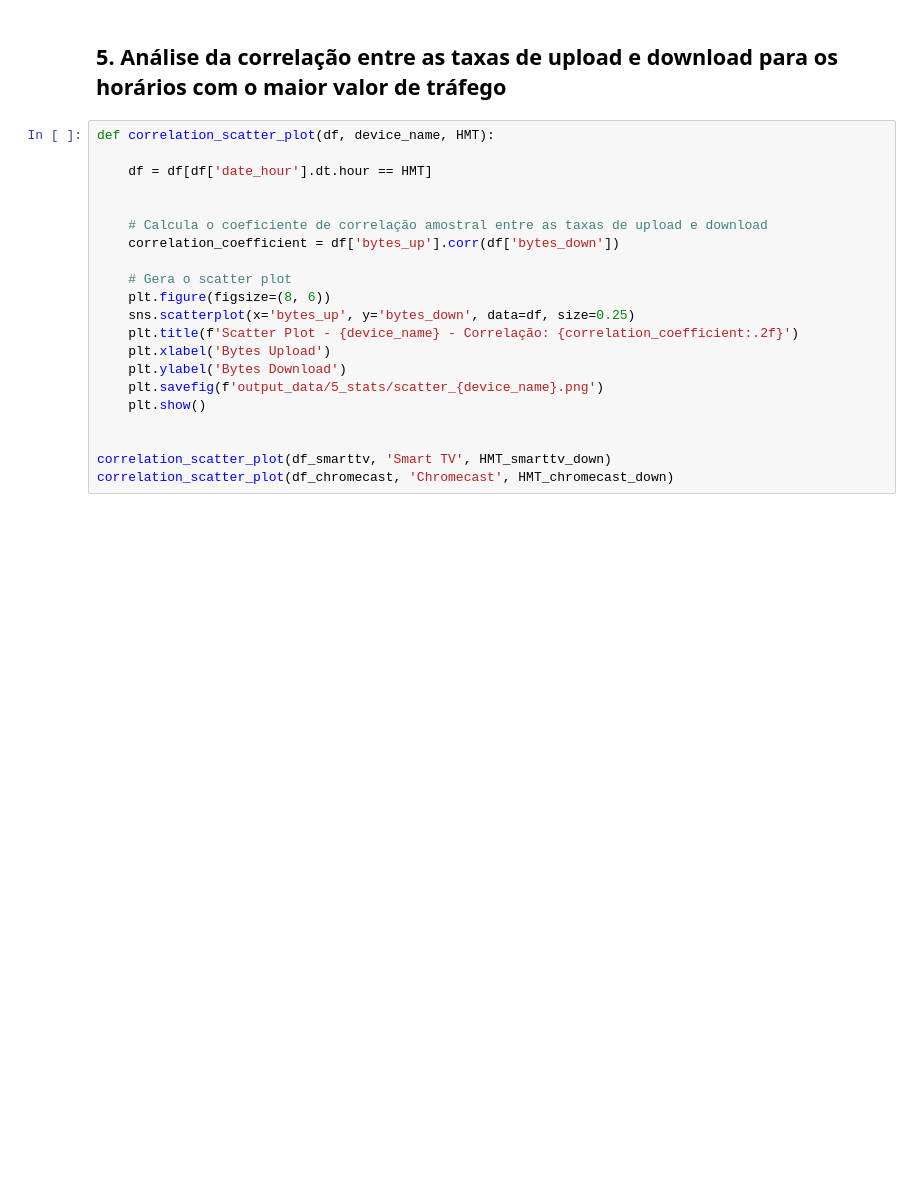
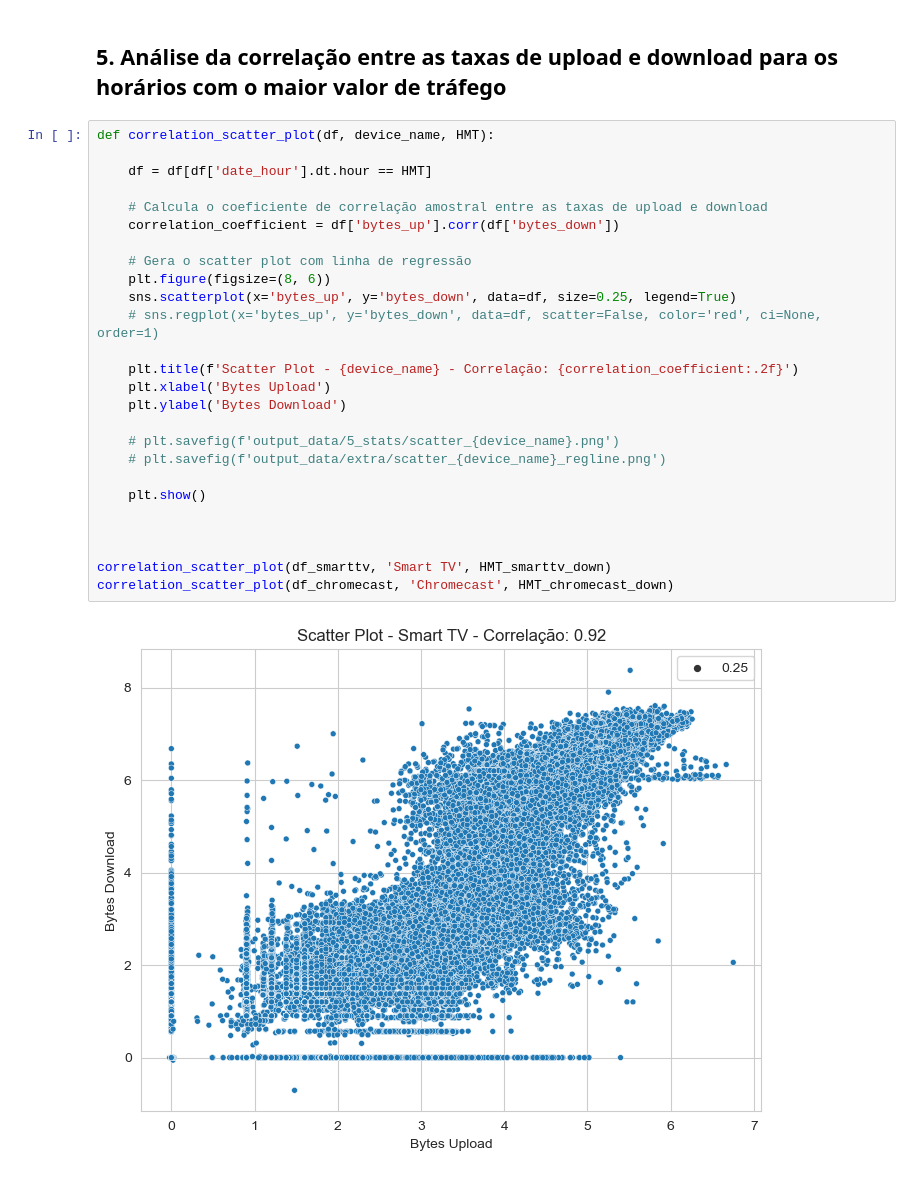
Before and after one commit to carol-santiago/Estat-stica-Projeto-Final, a Jupyter notebook: main.ipynb, the cells around one changed output. Drawn from its saved outputs; the diff is of its cells as text; blank space fills up the shorter version.

```diff
--- a/main.ipynb
+++ b/main.ipynb
@@ -308,21 +327,28 @@ qqplot(df_chromecast, df_smarttv, 'bytes_down', HMT_chromecast_down, HMT_smarttv
 # %%
 def correlation_scatter_plot(df, device_name, HMT):
 
     df = df[df['date_hour'].dt.hour == HMT]
 
-
     # Calcula o coeficiente de correlação amostral entre as taxas de upload e download
     correlation_coefficient = df['bytes_up'].corr(df['bytes_down'])
 
-    # Gera o scatter plot
+    # Gera o scatter plot com linha de regressão
     plt.figure(figsize=(8, 6))
-    sns.scatterplot(x='bytes_up', y='bytes_down', data=df, size=0.25)
+    sns.scatterplot(x='bytes_up', y='bytes_down', data=df, size=0.25, legend=True)
+    # sns.regplot(x='bytes_up', y='bytes_down', data=df, scatter=False, color='red', ci=None, order=1)
+
     plt.title(f'Scatter Plot - {device_name} - Correlação: {correlation_coefficient:.2f}')
     plt.xlabel('Bytes Upload')
     plt.ylabel('Bytes Download')
-    plt.savefig(f'output_data/5_stats/scatter_{device_name}.png')
+
+    # plt.savefig(f'output_data/5_stats/scatter_{device_name}.png')
+    # plt.savefig(f'output_data/extra/scatter_{device_name}_regline.png')
+
     plt.show()
+
 
 
 correlation_scatter_plot(df_smarttv, 'Smart TV', HMT_smarttv_down)
 correlation_scatter_plot(df_chromecast, 'Chromecast', HMT_chromecast_down)
+# %% [output]
+[figure, added]
```
Also changed, not shown: parts of 9 cells of this notebook, 4 other files.
